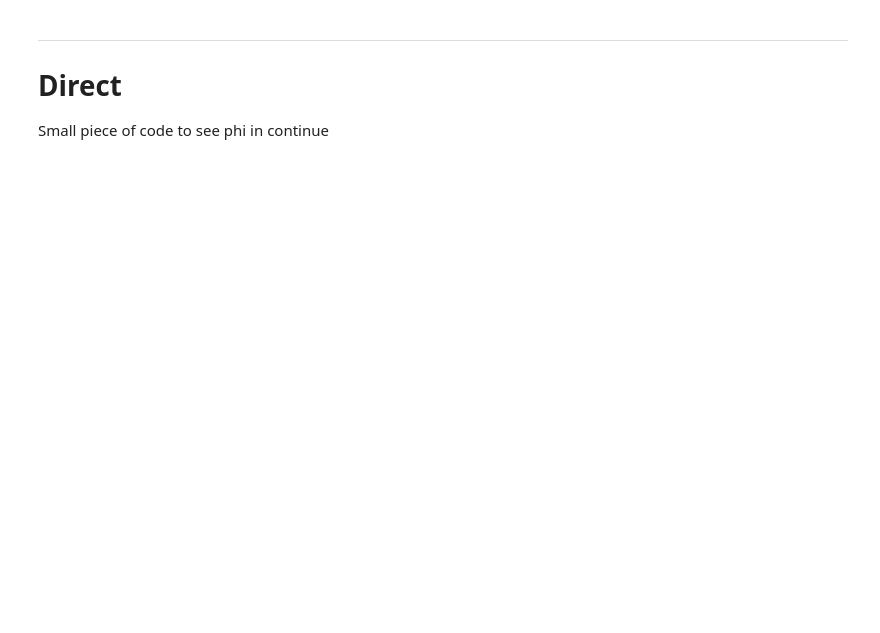
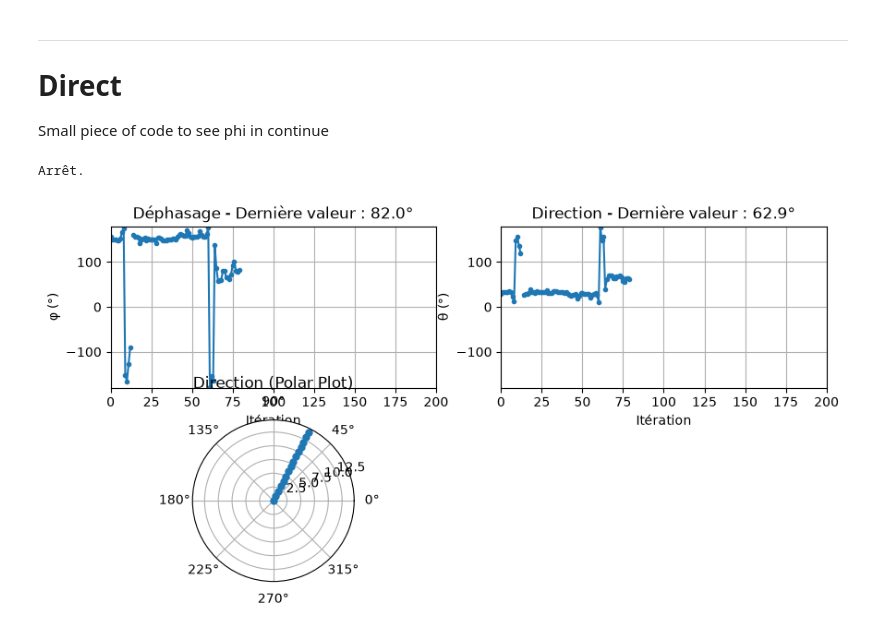
Before and after one commit to Spinaker19/Projet_HF, a Jupyter notebook: SDR/Dual_acquisition.ipynb, the cells around one changed output. Drawn from its saved outputs; the diff is of its cells as text; code cells hidden in the pictures; blank space fills up the shorter version.

Commit message:
Add 90° direction offset + fix spectrogram

```diff
--- a/SDR/Dual_acquisition.ipynb
+++ b/SDR/Dual_acquisition.ipynb
@@ -102,28 +105,26 @@ from IPython.display import clear_output
 import numpy as np
 
 try:
+    while True:
+        raw_data = sdr.rx()  # List/array: [RX0 samples, RX1 samples]
+        rx0 = np.asarray(raw_data[0], dtype=np.complex64)
+        rx1 = np.asarray(raw_data[1], dtype=np.complex64)
 
-    while True:
-        raw_data = sdr.rx().raw() # Get raw data from the SDR
-        rx0 = raw_data[0::2] # RX0
-        rx1 = raw_data[1::2] # RX1
+        # FFT of complex IQ samples (not rfft)
+        fft0 = np.fft.fftshift(np.fft.fft(rx0))
+        fft1 = np.fft.fftshift(np.fft.fft(rx1))
+        f = np.fft.fftshift(np.fft.fftfreq(len(rx0), d=1/SAMPLE_RATE))
 
-        print(type(rx0))
-        print(type(rx1))
-
-        fft0 = np.fft.rfft(rx0)
-        fft1 = np.fft.rfft(rx1)
-        f = np.fft.rfftfreq(len(rx0), 1/SAMPLE_RATE)
-
-        # Plot the spectrogram
+        clear_output(wait=True)
         plt.figure(figsize=(10, 6))
-        plt.plot(f, 20 * np.log10(np.abs(fft0)), label='RX0')
-        plt.plot(f, 20 * np.log10(np.abs(fft1)), label='RX1')
-        plt.title('Spectrogram')
+        plt.plot(f, 20 * np.log10(np.abs(fft0) + np.finfo(float).eps), label='RX0')
+        plt.plot(f, 20 * np.log10(np.abs(fft1) + np.finfo(float).eps), label='RX1')
+        plt.title('Spectrum')
         plt.xlabel('Frequency (Hz)')
         plt.ylabel('Magnitude (dB)')
         plt.legend()
-
+        plt.grid(True)
+        plt.show()
 
 except KeyboardInterrupt:
     print("Exiting...")
@@ -248,7 +255,7 @@ try:
         else:
             phi = phi - phi_0  # Subtract the calibration phase difference
             phi = (phi + 180) % 360 - 180  # Wrap phi to [-180, 180]
-            theta = compute_angle(phi)
+            theta = compute_angle(phi)-90
 
         phis.append(phi)
         thetas.append(theta)
@@ -257,30 +264,33 @@ try:
         thetas = thetas[-N_POINTS:]  # Keep only the last N_POINTS values
 
         clear_output(wait=True)
         plt.figure(figsize=(10, 5))
         plt.subplot(2, 2, 1)
         plt.plot(phis, '.-')
         plt.ylim(-180, 180)
         plt.xlim(0, N_POINTS)
         plt.xlabel("Itération")
         plt.ylabel("φ (°)")
         plt.title(f"Déphasage - Dernière valeur : {phi:.1f}°")
         plt.grid(True)
 
         plt.subplot(2, 2, 2)
         plt.plot(thetas, '.-')
         plt.ylim(-180, 180)
         plt.xlim(0, N_POINTS)
         plt.xlabel("Itération")
         plt.ylabel("θ (°)")
         plt.title(f"Direction - Dernière valeur : {theta:.1f}°")
         plt.grid(True)
 
         plt.subplot(2, 2, 3, projection='polar')
         plt.plot(15*[np.radians(thetas[-1])], [i for i in range(0,15)], 'o', markersize=5)
         plt.title("Direction (Polar Plot)")
         plt.tight_layout()
         plt.show()
 
 except KeyboardInterrupt:
     print("Arrêt.")
+# %% [output]
+Arrêt.
+[figure, added]
```
Also changed, not shown: parts of 4 cells of this notebook.
